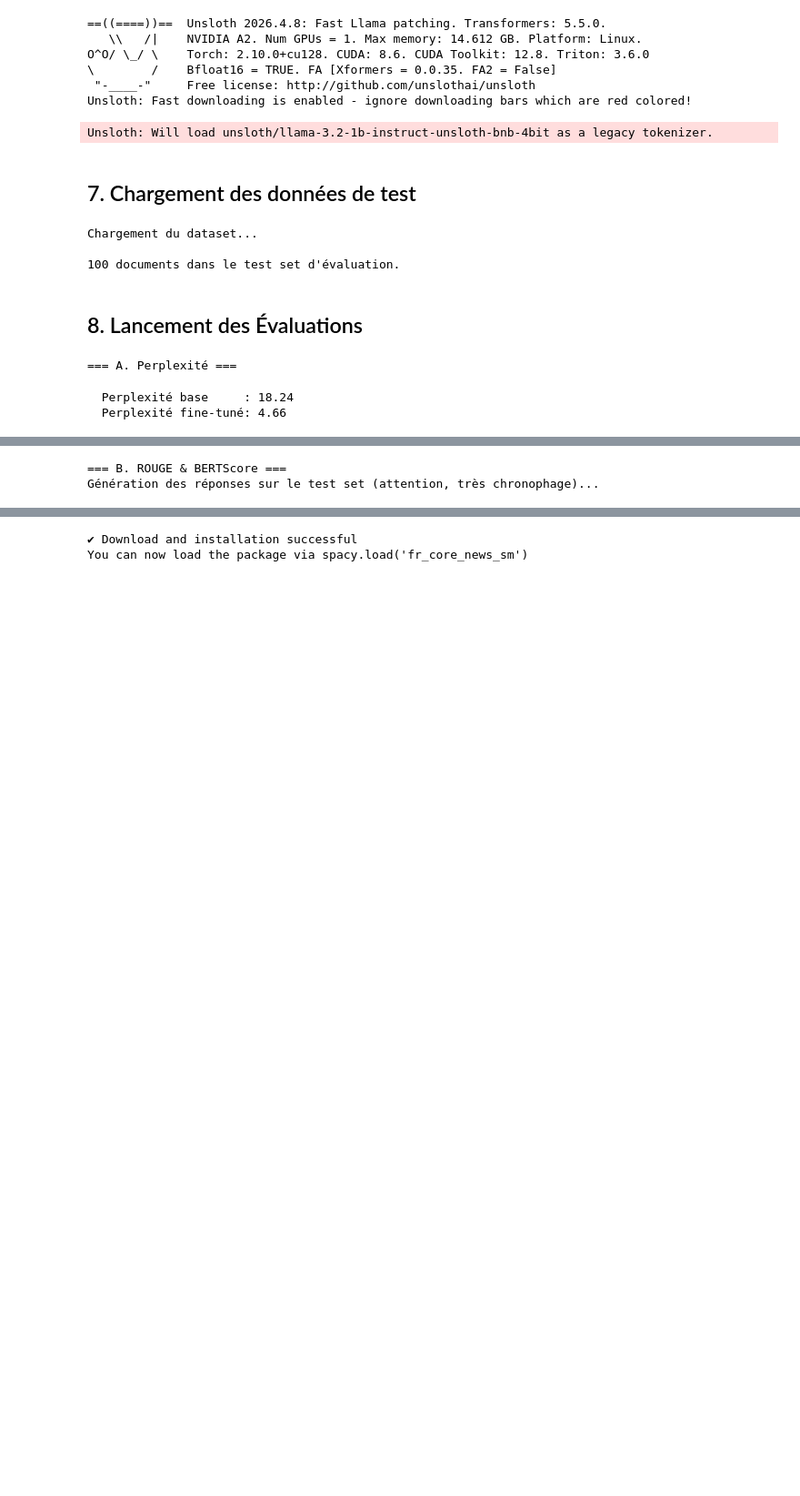
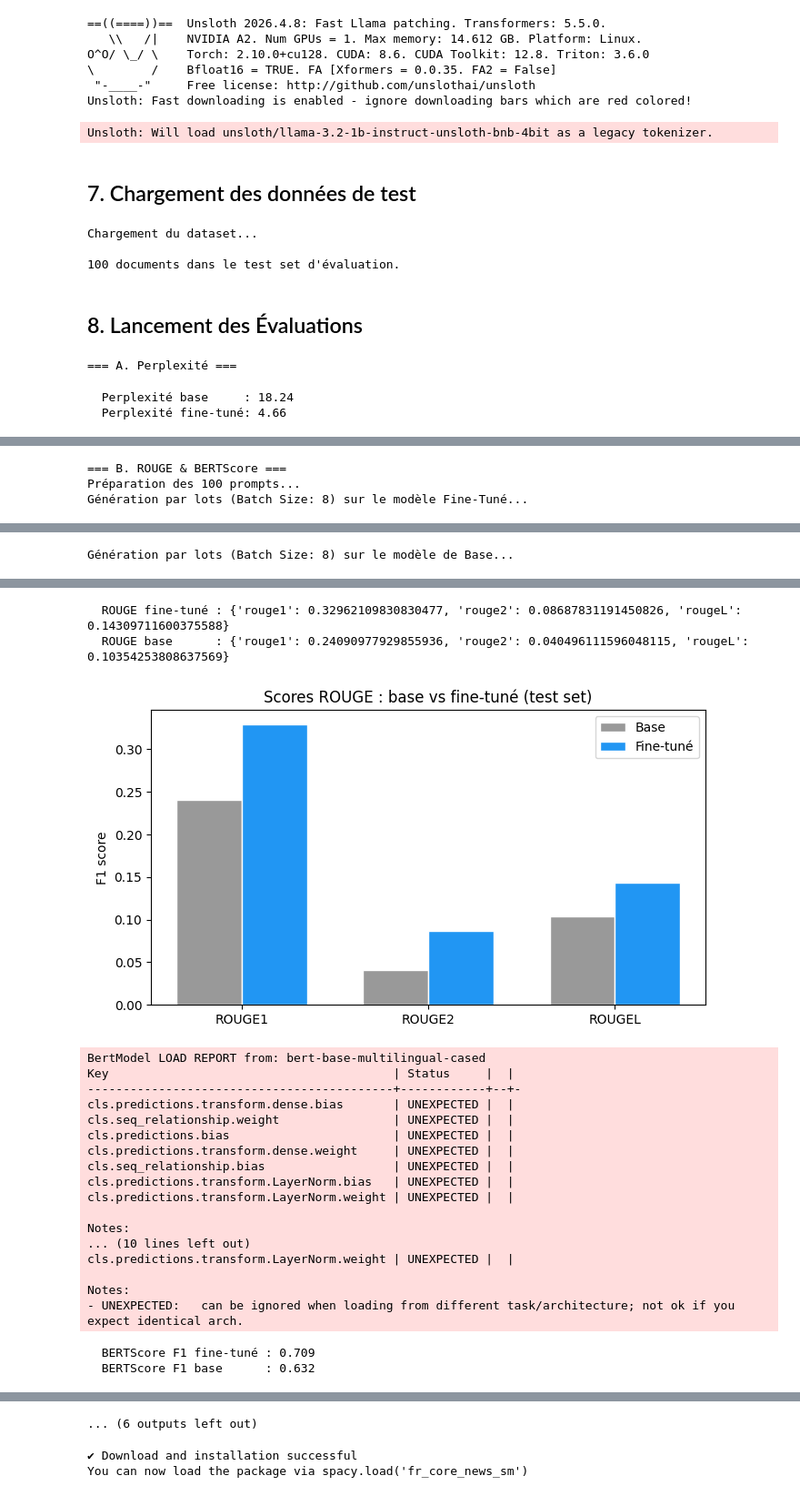
Before and after one commit to felixdechamps/projet-nlp-3A, a Jupyter notebook: evaluate_model.ipynb, the cells around one changed output, grey strips where cells are left out. Shown at 91% size. Saved outputs shown, nothing was run; the diff lists cells and outputs as text; code cells hidden in the pictures; blank space fills up the shorter version.

Commit message:
final output vs real data analysis

```diff
--- a/evaluate_model.ipynb
+++ b/evaluate_model.ipynb
@@ -457,18 +482,22 @@ Chargement du dataset...
 # %%
 import warnings
 import json
+import torch # Ajouté au cas où
 
-# Filtre les avertissements de dépréciation et d'utilisation de l'API
+# Filtre les avertissements
 warnings.filterwarnings("ignore", category=FutureWarning)
 warnings.filterwarnings("ignore", category=UserWarning)
 
 max_gen = 512
+# Définissez la taille du lot (batch_size) en fonction de la VRAM de votre GPU.
+# Pour une T4 (16Go) avec Llama-1B 4-bit, un batch de 8 ou 16 devrait passer facilement.
+BATCH_SIZE = 8
 
 # --- A. PERPLEXITÉ ---
 print("\n=== A. Perplexité ===")
 test_texts = test_df["text"].tolist()
-ppl_ft   = compute_perplexity(model_ft,   tokenizer, test_texts, device)
-ppl_base = compute_perplexity(model_base, tokenizer, test_texts, device)
+ppl_ft   = compute_perplexity(model_ft,   tokenizer, test_texts, device, batch_size=BATCH_SIZE)
+ppl_base = compute_perplexity(model_base, tokenizer, test_texts, device, batch_size=BATCH_SIZE)
 
 print(f"  Perplexité base     : {ppl_base:.2f}")
 print(f"  Perplexité fine-tuné: {ppl_ft:.2f}")
@@ -476,15 +505,15 @@ plot_perplexity_comparison(ppl_base, ppl_ft)
 
 # --- B. ROUGE & BERTSCORE ---
 print("\n=== B. ROUGE & BERTScore ===")
-print("Génération des réponses sur le test set (attention, très chronophage)...")
-hypotheses_ft, hypotheses_base, references = [], [], []
+print(f"Préparation des {len(test_df)} prompts...")
+references = test_df["text"].tolist()
+all_prompts = [build_prompt(row.to_dict(), tokenizer) for _, row in test_df.iterrows()]
 
-# Utilisation de tqdm avec une description claire
-for _, row in tqdm(test_df.iterrows(), total=len(test_df), desc="Génération ROUGE/BERTScore"):
-    prompt = build_prompt(row.to_dict(), tokenizer)
-    hypotheses_ft.append(generate_text(model_ft, tokenizer, prompt, max_gen, device))
-    hypotheses_base.append(generate_text(model_base, tokenizer, prompt, max_gen, device))
-    references.append(row["text"])
+print(f"Génération par lots (Batch Size: {BATCH_SIZE}) sur le modèle Fine-Tuné...")
+hypotheses_ft = generate_texts_batch(model_ft, tokenizer, all_prompts, max_gen, device, batch_size=BATCH_SIZE)
+
+print(f"Génération par lots (Batch Size: {BATCH_SIZE}) sur le modèle de Base...")
+hypotheses_base = generate_texts_batch(model_base, tokenizer, all_prompts, max_gen, device, batch_size=BATCH_SIZE)
 
 rouge_ft   = compute_rouge(hypotheses_ft,   references)
 rouge_base = compute_rouge(hypotheses_base, references)
@@ -498,16 +527,16 @@ print(f"  BERTScore F1 fine-tuné : {bs_ft.get('f1', 'N/A'):.3f}")
 print(f"  BERTScore F1 base      : {bs_base.get('f1', 'N/A'):.3f}")
 plot_bertscore_distribution(bs_base.get("f1_per_doc",[]), bs_ft.get("f1_per_doc",[]))
 
+
 # --- C. DISTINCTIVITÉ POLITIQUE ---
 print("\n=== C. Distinctivité politique ===")
-gen_texts, gen_labels = [], []
+# On prépare la liste complète des candidats et des prompts
+candidats_a_generer = CANDIDATS_TEST * 3
+prompts_distinctivite = [build_prompt(c, tokenizer) for c in candidats_a_generer]
+gen_labels = [c["famille"] for c in candidats_a_generer]
 
-# Ajout de la barre de progression tqdm sur cette boucle
-candidats_a_generer = CANDIDATS_TEST * 3
-for c in tqdm(candidats_a_generer, desc="Génération Distinctivité"):
-    prompt = build_prompt(c, tokenizer)
-    gen_texts.append(generate_text(model_ft, tokenizer, prompt, max_gen, device))
-    gen_labels.append(c["famille"])
+print(f"Génération par lots (Batch Size: {BATCH_SIZE}) pour la distinctivité...")
+gen_texts = generate_texts_batch(model_ft, tokenizer, prompts_distinctivite, max_gen, device, batch_size=BATCH_SIZE)
 
 distinctiveness = political_distinctiveness(
     gen_texts, gen_labels,
@@ -529,14 +558,15 @@ summary = {
     json.dumps(summary, indent=2, ensure_ascii=False), encoding="utf-8"
 )
 print(f"\n✓ Résultats sauvegardés dans {OUT_DIR}/eval_summary.json")
-print(json.dumps(summary, indent=2, ensure_ascii=False))
+# print(json.dumps(summary, indent=2, ensure_ascii=False)) # Optionnel pour réduire l'affichage
 # %% [output]
 === A. Perplexité ===
   Perplexité base     : 18.24
   Perplexité fine-tuné: 4.66
 [figure]
 === B. ROUGE & BERTScore ===
-Génération des réponses sur le test set (attention, très chronophage)...
+Préparation des 100 prompts...
+Génération par lots (Batch Size: 8) sur le modèle Fine-Tuné...
 Both `max_new_tokens` (=512) and `max_length`(=131072) seem to have been set. `max_new_tokens` will take precedence. Please refer to the documentation for more information. (https://huggingface.co/doc ...
 Both `max_new_tokens` (=512) and `max_length`(=131072) seem to have been set. `max_new_tokens` will take precedence. Please refer to the documentation for more information. (https://huggingface.co/doc ...
 Both `max_new_tokens` (=512) and `max_length`(=131072) seem to have been set. `max_new_tokens` will take precedence. Please refer to the documentation for more information. (https://huggingface.co/doc ...
@@ -556,0 +584 @@ Both `max_new_tokens` (=512) and `max_length`(=131072) seem to have been set. `m
+Génération par lots (Batch Size: 8) sur le modèle de Base...
@@ -556,0 +597,22 @@ Both `max_new_tokens` (=512) and `max_length`(=131072) seem to have been set. `m
+  ROUGE fine-tuné : {'rouge1': 0.32962109830830477, 'rouge2': 0.08687831191450826, 'rougeL': 0.14309711600375588}
+  ROUGE base      : {'rouge1': 0.24090977929855936, 'rouge2': 0.040496111596048115, 'rougeL': 0.10354253808637569}
+[figure, added]
+BertModel LOAD REPORT from: bert-base-multilingual-cased
+Key                                        | Status     |  |
+-------------------------------------------+------------+--+-
+cls.predictions.transform.dense.bias       | UNEXPECTED |  |
+cls.seq_relationship.weight                | UNEXPECTED |  |
+cls.predictions.bias                       | UNEXPECTED |  |
+cls.predictions.transform.dense.weight     | UNEXPECTED |  |
+cls.seq_relationship.bias                  | UNEXPECTED |  |
+cls.predictions.transform.LayerNorm.bias   | UNEXPECTED |  |
+cls.predictions.transform.LayerNorm.weight | UNEXPECTED |  |
+
+Notes:
+... (10 lines left out)
+cls.predictions.transform.LayerNorm.weight | UNEXPECTED |  |
+
+Notes:
+- UNEXPECTED:   can be ignored when loading from different task/architecture; not ok if you expect identical arch.
+  BERTScore F1 fine-tuné : 0.709
+  BERTScore F1 base      : 0.632
@@ -557,3 +620,4 @@ Both `max_new_tokens` (=512) and `max_length`(=131072) seem to have been set. `m
+... (6 outputs left out)
 # %%
 # --- INSTALLATION DES DÉPENDANCES NLP ---
 !pip install spacy textstat sentence-transformers textblob -q
```
Also changed, not shown: parts of 9 cells of this notebook, 21 other files.
